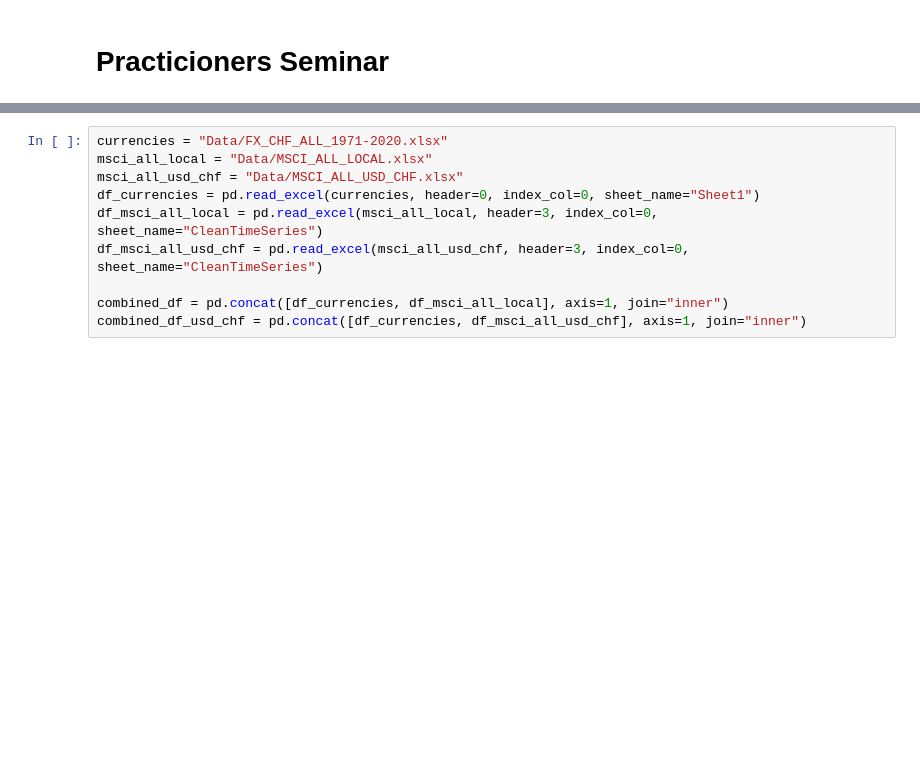
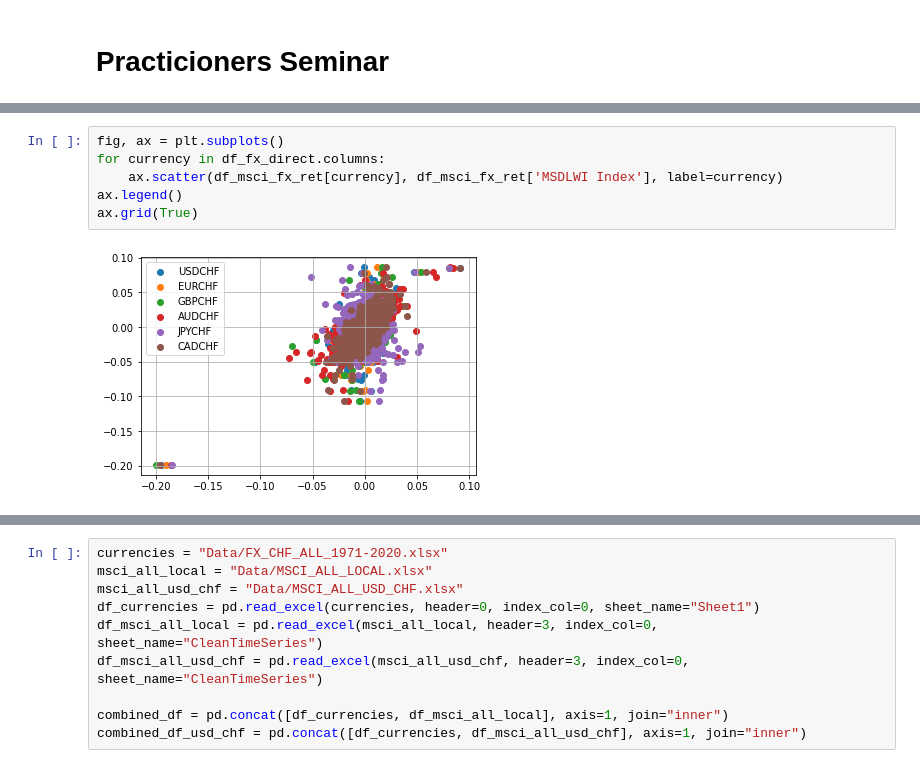
Before and after one commit to Tobias-Mann/Practicioners-Seminar-Notebook, a Jupyter notebook: Notebook.ipynb, the cells around one changed output, grey strips where cells are left out. Cells and saved outputs as stored; diff of their text form; blank space fills up the shorter version.

```diff
--- a/Notebook.ipynb
+++ b/Notebook.ipynb
@@ -12,0 +66,8 @@ from statsmodels.formula.api import ols
+# %%
+fig, ax = plt.subplots()
+for currency in df_fx_direct.columns:
+    ax.scatter(df_msci_fx_ret[currency], df_msci_fx_ret['MSDLWI Index'], label=currency)
+ax.legend()
+ax.grid(True)
+# %% [output]
+[figure, added]
```
Also changed, not shown: parts of 14 cells of this notebook.
